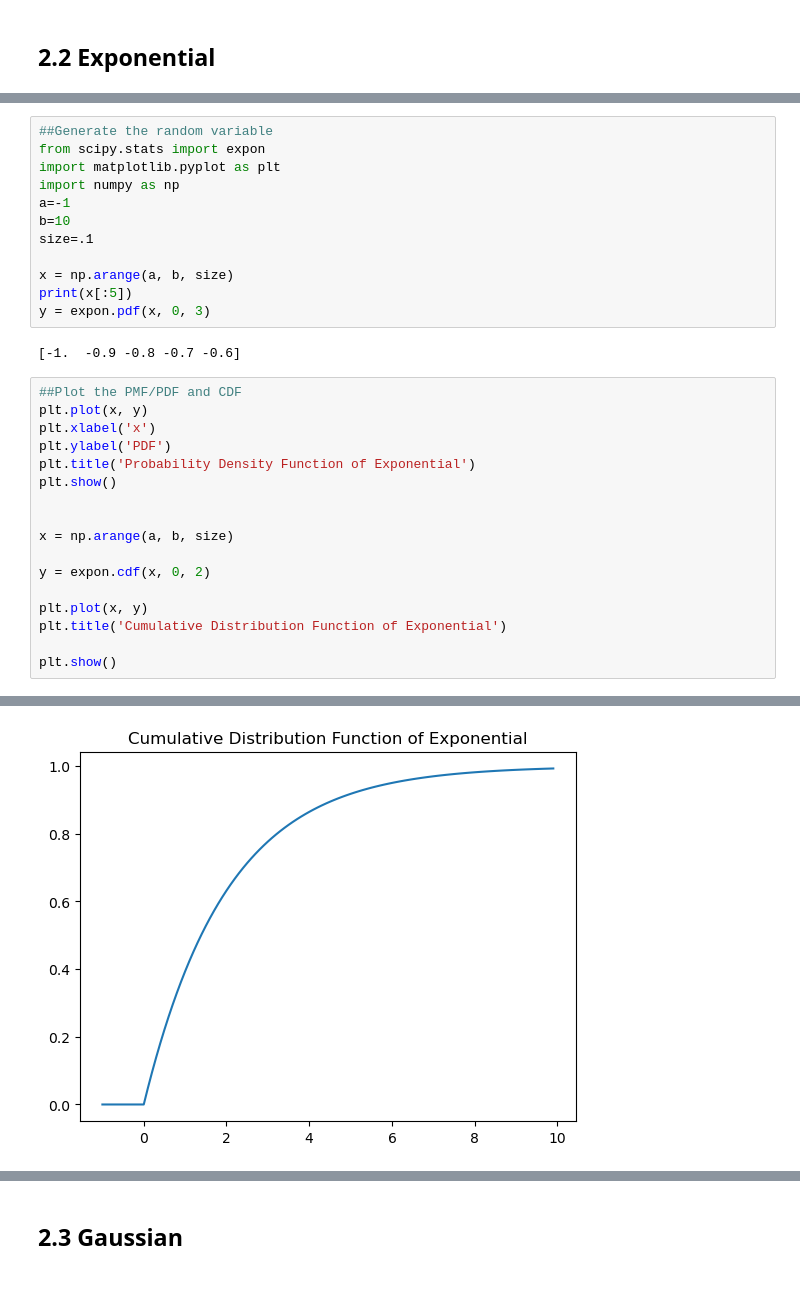
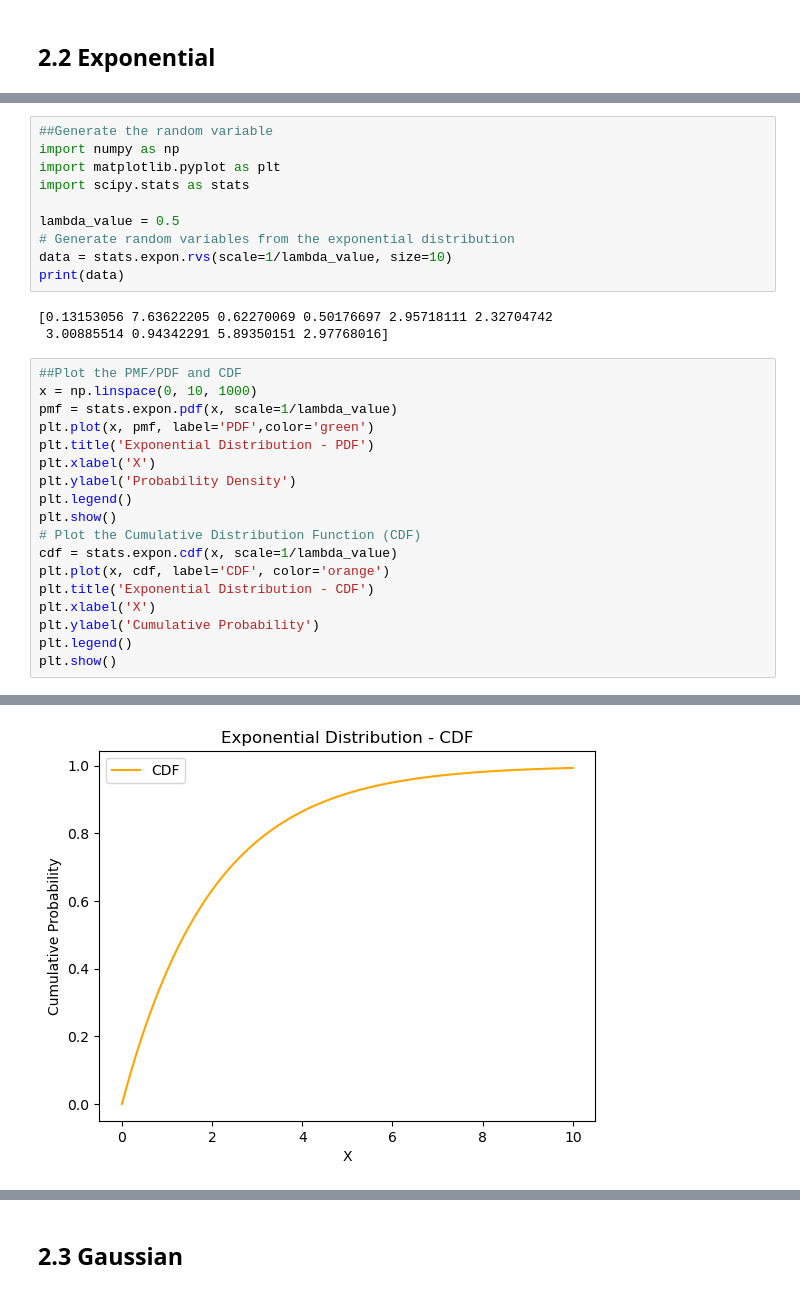
Before and after one commit to shabbann/probability-project, a Jupyter notebook: Math Project.ipynb, the cells around one changed output, grey strips where cells are left out. Cells and saved outputs as stored; diff of their text form.

```diff
--- a/Math Project.ipynb
+++ b/Math Project.ipynb
@@ -444,32 +591,32 @@ ________________________________________________________________________________
 # %%
 ##Generate the random variable
-from scipy.stats import expon
+import numpy as np
 import matplotlib.pyplot as plt
-import numpy as np
-a=-1
-b=10
-size=.1
+import scipy.stats as stats
 
-x = np.arange(a, b, size)
-print(x[:5])
-y = expon.pdf(x, 0, 3)
+lambda_value = 0.5
+# Generate random variables from the exponential distribution
+data = stats.expon.rvs(scale=1/lambda_value, size=10)
+print(data)
 # %% [output]
-[-1.  -0.9 -0.8 -0.7 -0.6]
+[0.13153056 7.63622205 0.62270069 0.50176697 2.95718111 2.32704742
+ 3.00885514 0.94342291 5.89350151 2.97768016]
 # %%
 ##Plot the PMF/PDF and CDF
-plt.plot(x, y)
-plt.xlabel('x')
-plt.ylabel('PDF')
-plt.title('Probability Density Function of Exponential')
+x = np.linspace(0, 10, 1000)
+pmf = stats.expon.pdf(x, scale=1/lambda_value)
+plt.plot(x, pmf, label='PDF',color='green')
+plt.title('Exponential Distribution - PDF')
+plt.xlabel('X')
+plt.ylabel('Probability Density')
+plt.legend()
 plt.show()
-
-
-x = np.arange(a, b, size)
-
-y = expon.cdf(x, 0, 2)
-
-plt.plot(x, y)
-plt.title('Cumulative Distribution Function of Exponential')
-
+# Plot the Cumulative Distribution Function (CDF)
+cdf = stats.expon.cdf(x, scale=1/lambda_value)
+plt.plot(x, cdf, label='CDF', color='orange')
+plt.title('Exponential Distribution - CDF')
+plt.xlabel('X')
+plt.ylabel('Cumulative Probability')
+plt.legend()
 plt.show()
 # %% [output]
@@ -477,3 +624,3 @@ plt.show()
-[figure, old version]
+[figure, new version]
 # %%
 ##Compute The Expectation and the Variance.
```
Also changed, not shown: parts of 18 cells of this notebook.
